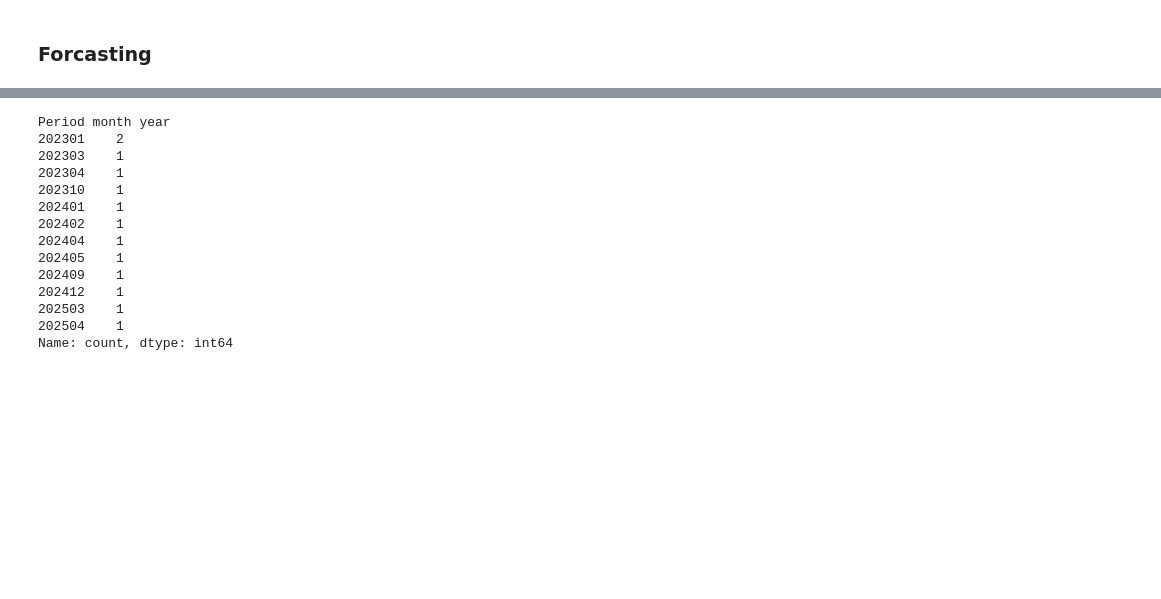
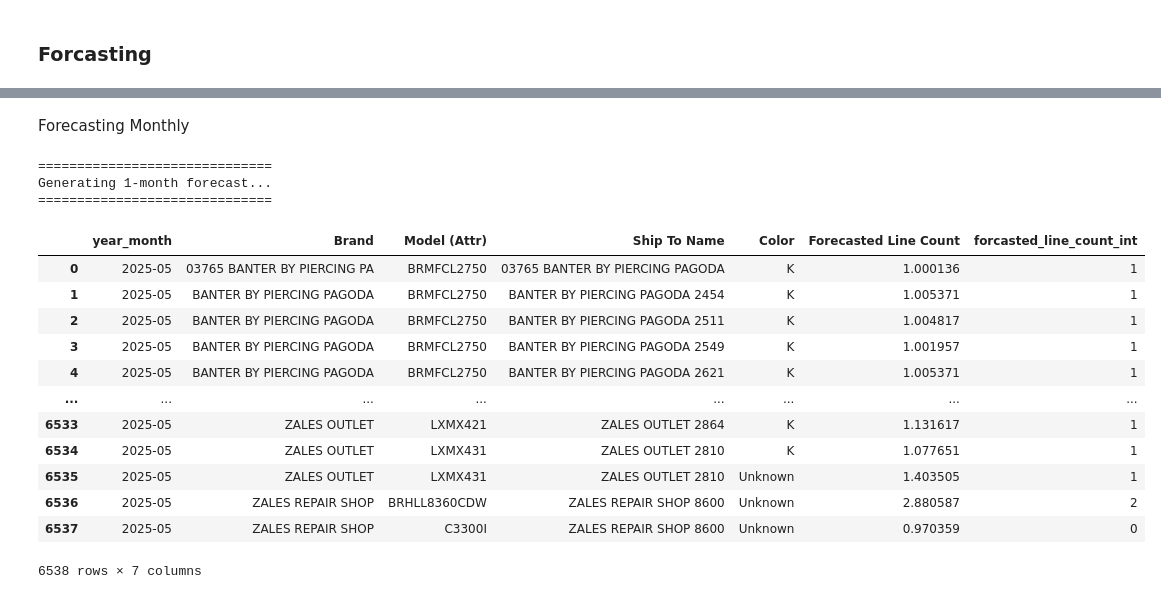
Before and after one commit to moumitaghanti/Signet-Supply, a Jupyter notebook: Signet Supply.ipynb, the cells around one changed output, grey strips where cells are left out. Drawn from its saved outputs; the diff is of its cells as text; code cells hidden in the pictures; blank space fills up the shorter version.

```diff
--- a/Signet Supply.ipynb
+++ b/Signet Supply.ipynb
@@ -332,3 +370,35 @@ util_train_features = ['month', 'day',
+# %%
+df_util_group_month = df_Utilization[['Brand', 'Model (Attr)', 'Ship To Name', 'Color', 'year',
+                                        'month', 'Total Read', 'ZYIELD',
+                                        'Line Count', 'Utilization Score', 'Total AMV']].groupby(
+    ['Brand', 'Model (Attr)', 'Ship To Name', 'Color', 'year', 'month']
+).sum().reset_index()
+
+df_util_group_month['year_month'] = df_util_group_month['year'].astype(str) + '-' + df_util_group_month['month'].astype(str)
+
+# --- 2. Encode categorical features and store encoders (Refactored) ---
+# Create a dictionary to hold the label encoders
+encoders = {}
+categorical_features_to_encode = ['Brand', 'Model (Attr)', 'Color', 'Ship To Name']
+
+for feature in categorical_features_to_encode:
+    le = LabelEncoder()
+    df_util_group_month[f'{feature.replace(" ", "_").replace("(", "").replace(")", "").lower()}_encoded'] = le.fit_transform(df_util_group_month[feature])
+    encoders[feature] = le # Store the fitted encoder
+
+# isolate training features
+util_train_features = [
+    'year', 'month', 'Total Read', 'ZYIELD', 'Utilization Score', 'Total AMV',
+    'brand_encoded', 'color_encoded', 'model_attr_encoded', 'ship_to_name_encoded'
+]
+
+# Utilization model
+
+target = 'Line Count'
+
+# Use only the training portion for tuning
+train_data = df_util_group_month[(df_util_group_month['year_month'] < '2025-01') ]
+test = df_util_group_month[df_util_group_month['year_month'] >= '2025-01']
 # %%
 # Utilization model
 
@@ -705,17 +705,2 @@ df_Utilization
-# %%
-df_Utilization[(df_Utilization['Ship To Name']=='JARED 2420')]['Period month year'].value_counts()
-# %% [output]
-Period month year
-202301    2
-202303    1
-202304    1
-202310    1
-202401    1
-202402    1
-202404    1
-202405    1
-202409    1
-202412    1
-202503    1
-202504    1
-Name: count, dtype: int64
+# %% [markdown]
+Forecasting Monthly
@@ -721,0 +767,26 @@ Name: count, dtype: int64
+# %%
+# --- 6. Example Usage of the Forecasting Function ---
+print("\n" + "="*30)
+print("Generating 1-month forecast...")
+print("="*30)
+df_forecast = forecast_line_count(model, df_util_group_month, encoders, n_months=1)
+# %% [output]
+==============================
+Generating 1-month forecast...
+==============================
+# %%
+df_forecast
+# %% [output]
+|  | year_month | Brand | Model (Attr) | Ship To Name | Color | Forecasted Line Count | forcasted_line_count_int |
+| 0 | 2025-05 | 03765 BANTER BY PIERCING PA | BRMFCL2750 | 03765 BANTER BY PIERCING PAGODA | K | 1.000136 | 1 |
+| 1 | 2025-05 | BANTER BY PIERCING PAGODA | BRMFCL2750 | BANTER BY PIERCING PAGODA 2454 | K | 1.005371 | 1 |
+| 2 | 2025-05 | BANTER BY PIERCING PAGODA | BRMFCL2750 | BANTER BY PIERCING PAGODA 2511 | K | 1.004817 | 1 |
+| 3 | 2025-05 | BANTER BY PIERCING PAGODA | BRMFCL2750 | BANTER BY PIERCING PAGODA 2549 | K | 1.001957 | 1 |
+| 4 | 2025-05 | BANTER BY PIERCING PAGODA | BRMFCL2750 | BANTER BY PIERCING PAGODA 2621 | K | 1.005371 | 1 |
+| ... | ... | ... | ... | ... | ... | ... | ... |
+| 6533 | 2025-05 | ZALES OUTLET | LXMX421 | ZALES OUTLET 2864 | K | 1.131617 | 1 |
+| 6534 | 2025-05 | ZALES OUTLET | LXMX431 | ZALES OUTLET 2810 | K | 1.077651 | 1 |
+| 6535 | 2025-05 | ZALES OUTLET | LXMX431 | ZALES OUTLET 2810 | Unknown | 1.403505 | 1 |
+| 6536 | 2025-05 | ZALES REPAIR SHOP | BRHLL8360CDW | ZALES REPAIR SHOP 8600 | Unknown | 2.880587 | 2 |
+| 6537 | 2025-05 | ZALES REPAIR SHOP | C3300I | ZALES REPAIR SHOP 8600 | Unknown | 0.970359 | 0 |
+6538 rows × 7 columns
```
Also changed, not shown: parts of 25 cells of this notebook, 3 other files.
